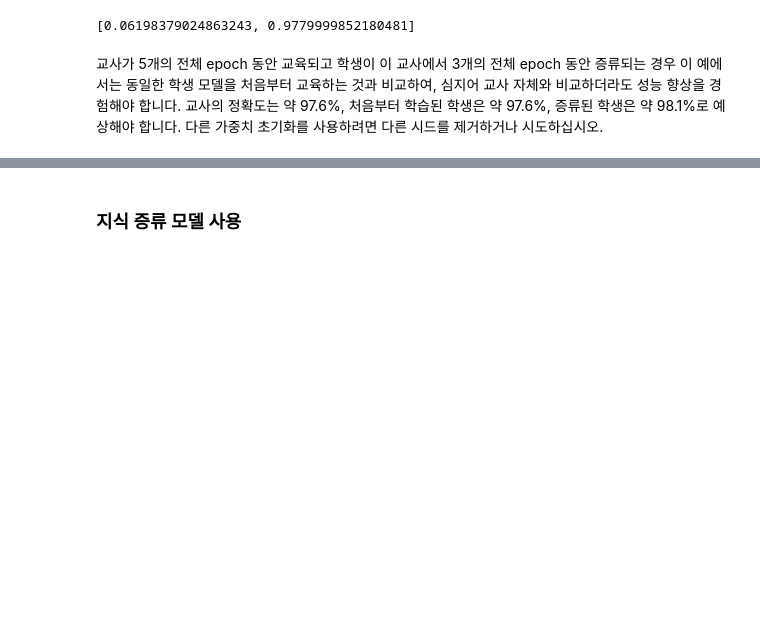
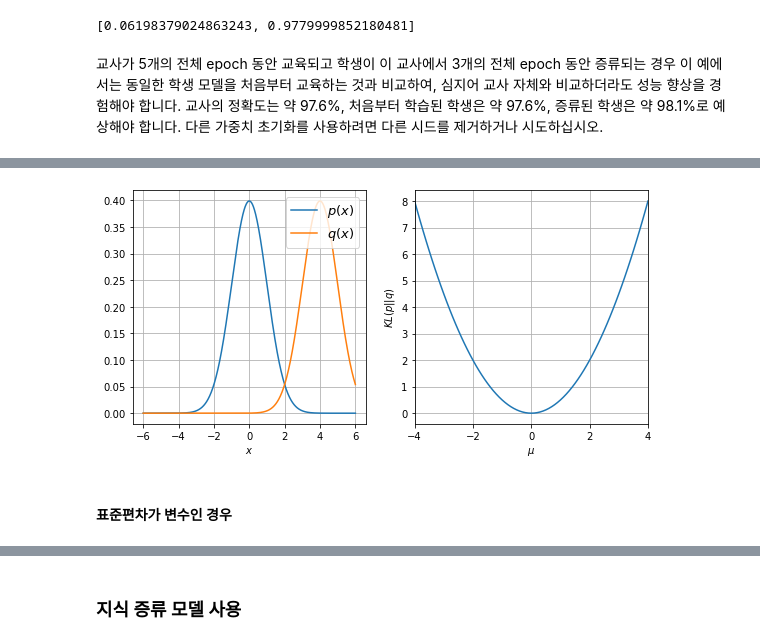
Before and after one commit to imguru-mooc/AI_NLP_ADVANCED, a Jupyter notebook: 소스_1/ch10/10.23 knowledge_distillation.ipynb, the cells around one changed output, grey strips where cells are left out. Drawn from its saved outputs; the diff is of its cells as text; code cells hidden in the pictures; blank space fills up the shorter version.

```diff
--- a/소스_1/ch10/10.23 knowledge_distillation.ipynb
+++ b/소스_1/ch10/10.23 knowledge_distillation.ipynb
@@ -280,0 +335,75 @@ Epoch 3/3
+# %%
+import numpy as np
+import matplotlib.pyplot as plt
+import matplotlib.animation as animation
+
+def gaussian1d(x,μ,σ):
+    y = 1 / ( np.sqrt(2*np.pi* σ**2 ) ) * np.exp( - ( x - μ )**2 / ( 2 * σ ** 2 ) )
+    return y
+
+def gaussian1d_KLdivergence(μ1,σ1,μ2,σ2):
+    A = np.log(σ2/σ1)
+    B = ( σ1**2 + (μ1 - μ2)**2 ) / (2*σ2**2)
+    C = -1/2
+    y = A + B + C
+    return y
+
+def KLdivergence(p,q,dx):
+    KL=np.sum(p * np.log(p/q)) * dx
+    return KL
+
+dx = 0.01
+xlm = [-6,6]
+x = np.arange(xlm[0],xlm[1]+dx,dx)
+x_n = len(x)
+μ1 = 0
+σ1 = 1
+
+px   = gaussian1d(x,μ1,σ1)
+σ2 = 1
+U2 = np.arange(-4,5,1)
+U2_n = len(U2)
+Qx = np.zeros([x_n,U2_n])
+KL_U2 = np.zeros(U2_n)
+
+for i,μ2 in enumerate(U2):
+    qx = gaussian1d(x,μ2,σ2)
+    Qx[:,i] = qx
+    KL_U2[i] = KLdivergence(px,qx,dx)
+
+U2_exc = np.arange(-4,4.1,0.1)
+KL_U2_exc = gaussian1d_KLdivergence(μ1,σ1,U2_exc,σ2)
+KL_U2_exc2 = U2_exc**2 / 2
+
+fig = plt.figure(figsize=(8,4))
+clr=plt.rcParams['axes.prop_cycle'].by_key()['color']
+ax = plt.subplot(1,2,1)
+plt.plot(x,px,label='$p(x)$')
+line,=plt.plot(x,Qx[:,i],color=clr[1],label='$q(x)$')
+plt.legend(loc=1,prop={'size': 13})
+plt.xticks(np.arange(xlm[0],xlm[1]+1,2))
+plt.xlabel('$x$')
+ax2 = plt.subplot(1,2,2)
+plt.plot(U2_exc,KL_U2_exc,label='Analytical')
+point, = ax2.plot([],'o',label='Numerical')
+plt.xlim([U2[0],U2[-1]])
+plt.xlabel('$\mu$')
+plt.ylabel('$KL(p||q)$')
+plt.tight_layout()
+
+for a in [ax,ax2]:
+    plt.axes(a)
+    plt.grid()
+    plt.gca().set_aspect(1/plt.gca().get_data_ratio())
+
+def update(i):
+    line.set_data(x,Qx[:,i])
+    point.set_data(U2[i],KL_U2[i])
+    ax.set_title("$\mu_2=%.1f$" % U2[i],fontsize=15)
+    ax2.set_title('$KL(p||q)=%.1f$' % KL_U2[i],fontsize=15)
+
+ani = animation.FuncAnimation(fig, update, interval=1000,frames=U2_n)
+# %% [output]
+[figure, added]
+# %% [markdown]
+#### 표준편차가 변수인 경우
```
Also changed, not shown: parts of 11 cells of this notebook.
